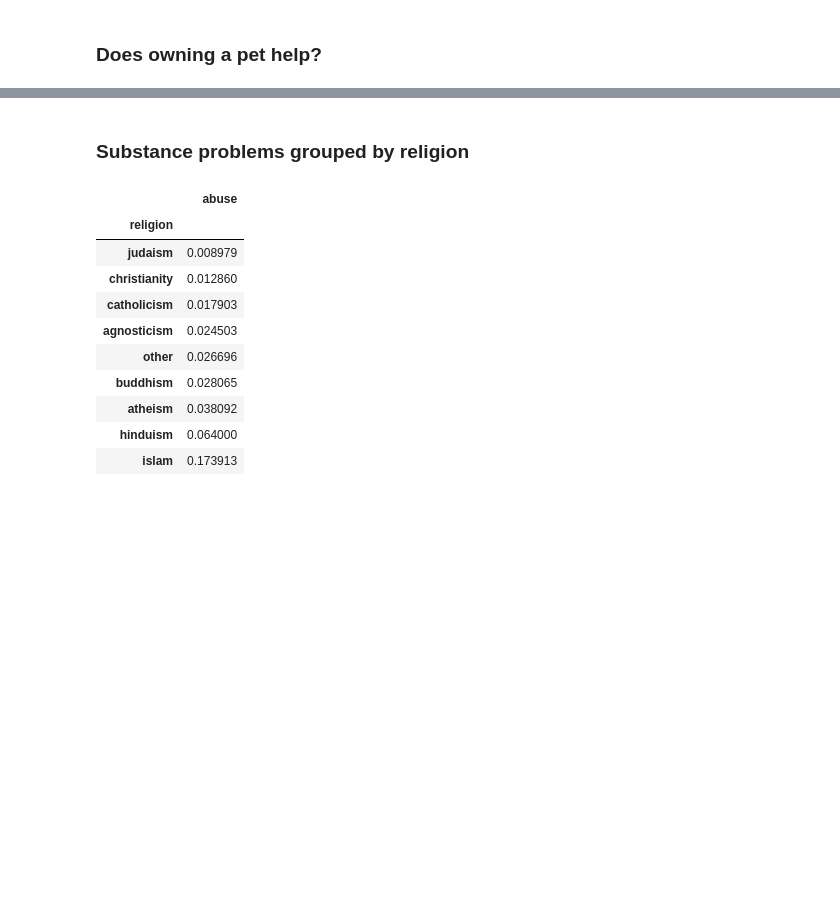
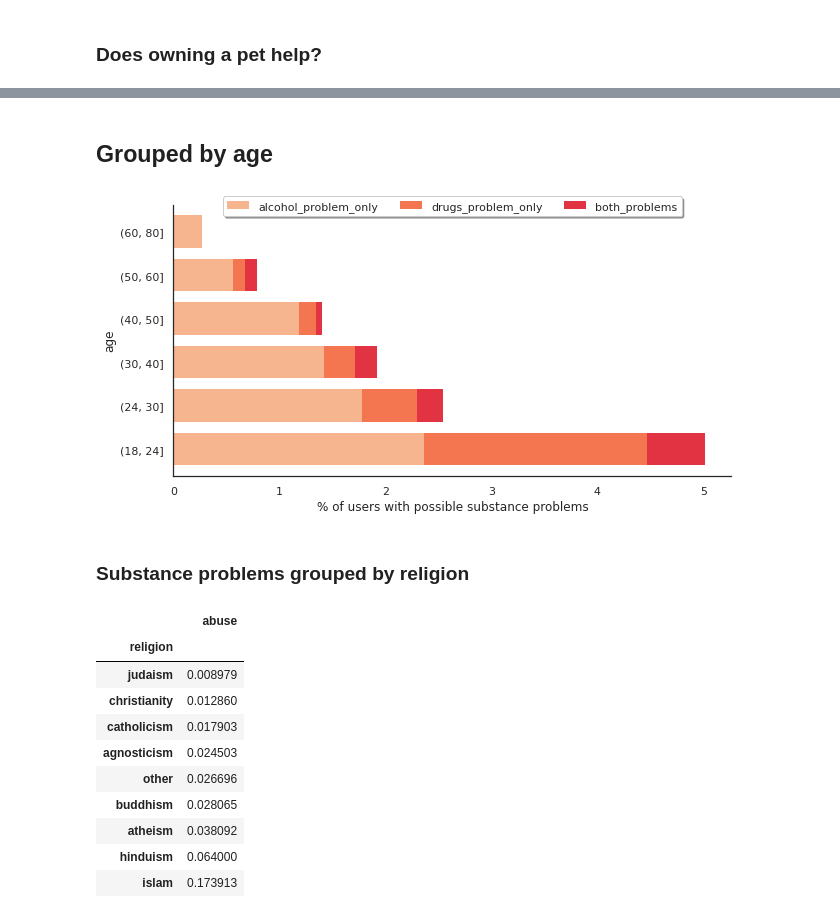
Before and after one commit to brunoarine/substance-problem-study, a Jupyter notebook: notebooks/project.ipynb, the cells around one changed output, grey strips where cells are left out. Cells and saved outputs as stored; diff of their text form; code cells hidden in the pictures; blank space fills up the shorter version.

```diff
--- a/notebooks/project.ipynb
+++ b/notebooks/project.ipynb
@@ -190,3 +192,5 @@ likelihood_abuse_T/(likelihood_abuse_T + likelihood_abuse_F)
+# %%
+df["age_group"] = pd.cut(df['age'], bins=[18,24,30,40,50,60,80])
 # %% [markdown]
 ### Does owning a pet help?
 # %%
@@ -221,3 +225,26 @@ plt.show()
+# %% [markdown]
+## Grouped by age
+# %%
+sns.set_style("white")
+
+sns.set_palette("rocket_r")
+sns.set_context("notebook")
+
+age_group_stacked = df.groupby("age_group").mean()[['alcohol_problem_only',
+                                               'drugs_problem_only',
+                                               'both_problems',
+                                               'abuse']].sort_values('abuse')*100
+age_group_stacked.drop('abuse', axis=1, inplace=True)
+age_group_stacked.plot(kind='barh', stacked=True, figsize=(10,5), width=0.75, linewidth=0)
+plt.ylabel("age")
+plt.xlabel("% of users with possible substance problems")
+plt.gca().invert_yaxis()
+plt.legend(loc='upper center', bbox_to_anchor=(0.5, 1.05),
+          ncol=3, fancybox=True, shadow=True)
+sns.despine()
+plt.show()
+# %% [output]
+[figure, added]
 # %% [markdown]
 ### Substance problems grouped by religion
 # %%
```
Also changed, not shown: parts of 15 cells of this notebook.
